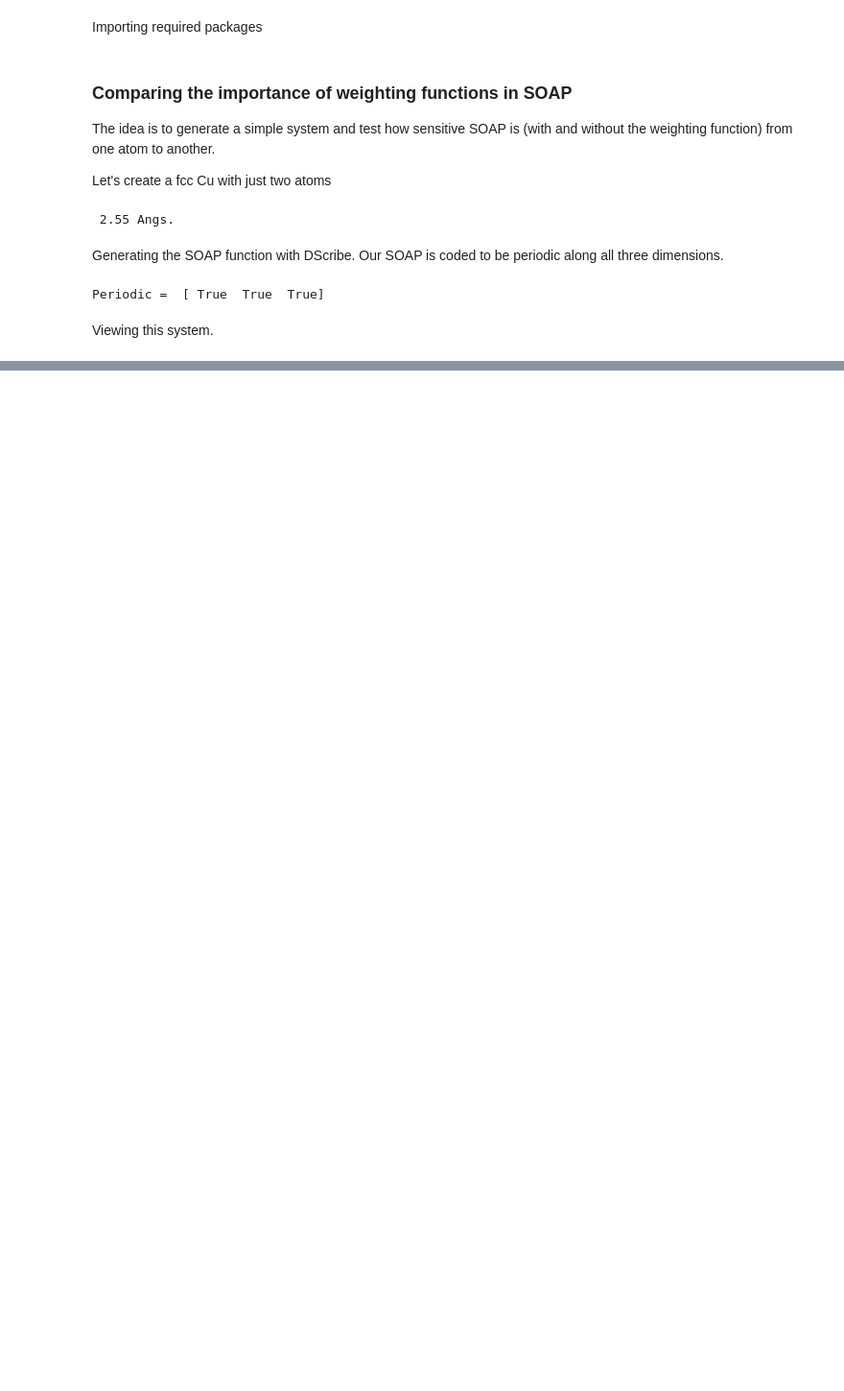
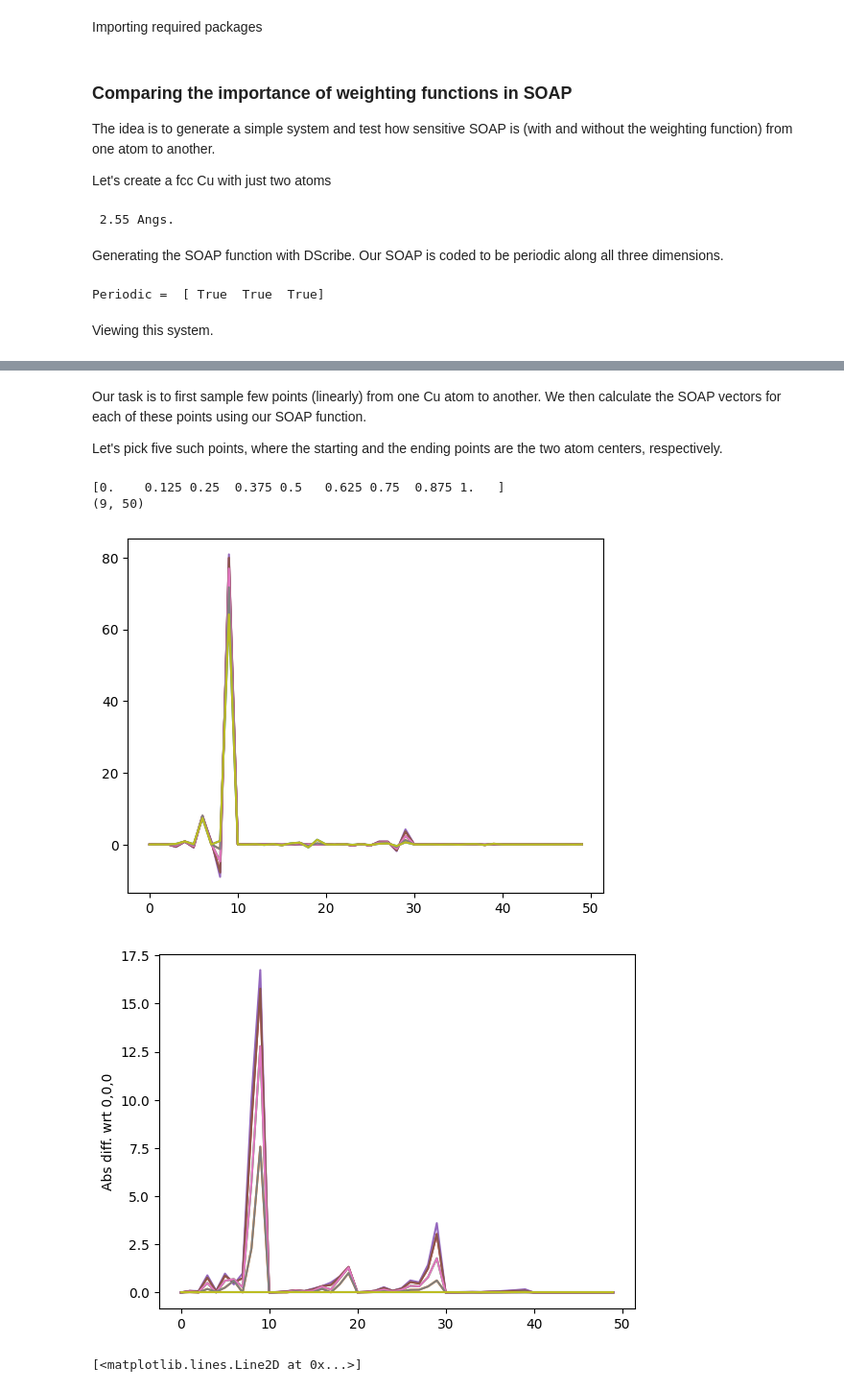
Before and after one commit to siddarthachar/deepcdp, a Jupyter notebook: w-soap-importance.ipynb, the cells around one changed output, grey strips where cells are left out. Shown at 96% size. Saved outputs shown, nothing was run; the diff lists cells and outputs as text; code cells hidden in the pictures; blank space fills up the shorter version.

Commit message:
w-soap

```diff
--- a/w-soap-importance.ipynb
+++ b/w-soap-importance.ipynb
@@ -118,0 +115,55 @@ He says "Hi"
+# %% [markdown]
+Our task is to first sample few points (linearly) from one Cu atom to another. We then calculate the SOAP vectors for each of these points using our SOAP function.
+
+Let's pick five such points, where the starting and the ending points are the two atom centers, respectively.
+# %%
+# rcut = 10
+# nmax = 4
+# lmax = 4
+
+# # print('Ortho')
+# copper_ortho = bulk('Cu', 'fcc', a=3.6, orthorhombic=True)
+# print(copper_ortho.get_pbc())
+# periodic_soap = SOAP(
+#     species=[29],
+#     rcut=rcut,
+#     nmax=nmax,
+#     lmax=nmax,
+#     periodic=True,
+#     sparse=False,
+# )
+
+multiplier = np.arange(0,1125,125)/1000
+print(multiplier)
+pos_vector = []
+# print(multiplier)
+for m in multiplier:
+    pos_vector += [(copper_ortho.get_positions()[1])*m]
+soap_copper_ortho = periodic_soap.create(copper_ortho,  positions = pos_vector)
+print(soap_copper_ortho.shape)
+mean_soap = []
+
+for i in range(len(pos_vector)):
+#     plt.plot(soap_copper_cubic[i],'r',label = 'cubic - 4 atoms')
+#     plt.plot(np.abs(soap_copper_ortho[i]-soap_copper_ortho[0]),label = str(pos_vector[i]))
+    plt.plot(soap_copper_ortho[i],label = str(pos_vector[i]))
+    mean_soap += [np.mean(soap_copper_ortho[i])]
+#     plt.title(pos_vector[i])
+# plt.legend(frameon=False)
+plt.show()
+for i in range(len(pos_vector)):
+#     plt.plot(soap_copper_cubic[i],'r',label = 'cubic - 4 atoms')
+    plt.plot(np.abs(soap_copper_ortho[i]-soap_copper_ortho[0]),label = str(pos_vector[i]))
+#     plt.plot(soap_copper_ortho[i],label = str(pos_vector[i]))
+#     plt.title(pos_vector[i])
+# plt.legend(frameon=False)
+plt.ylabel('Abs diff. wrt 0,0,0')
+
+plt.show()
+plt.plot(mean_soap,'^--')
+# %% [output]
+[0.    0.125 0.25  0.375 0.5   0.625 0.75  0.875 1.   ]
+(9, 50)
+[figure, added]
+[figure, added]
+[<matplotlib.lines.Line2D at 0x...>]
```
Also changed, not shown: parts of 5 cells of this notebook.
